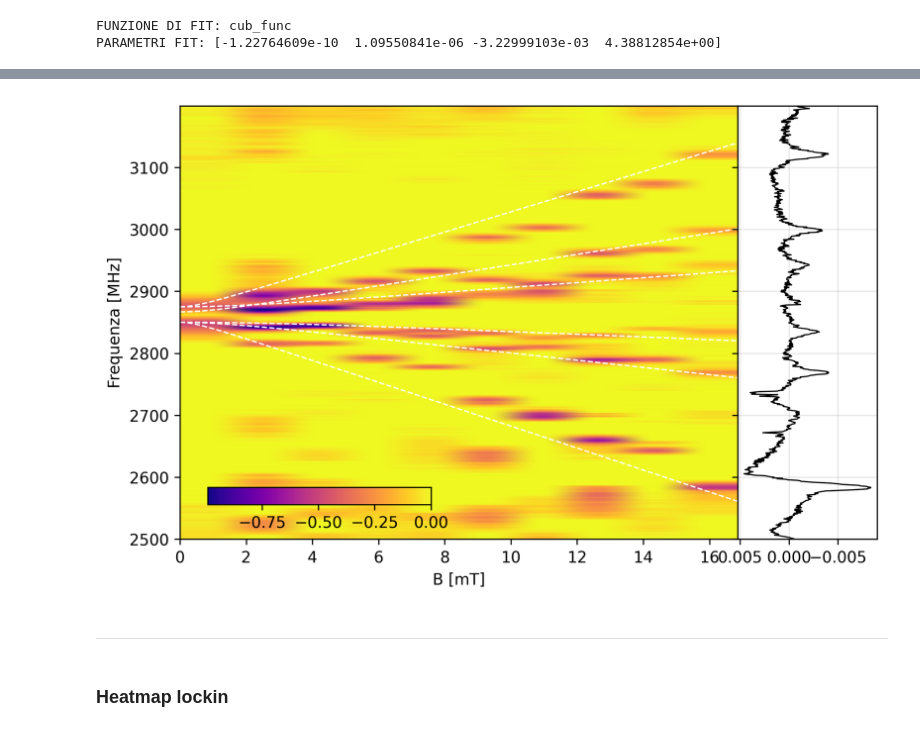
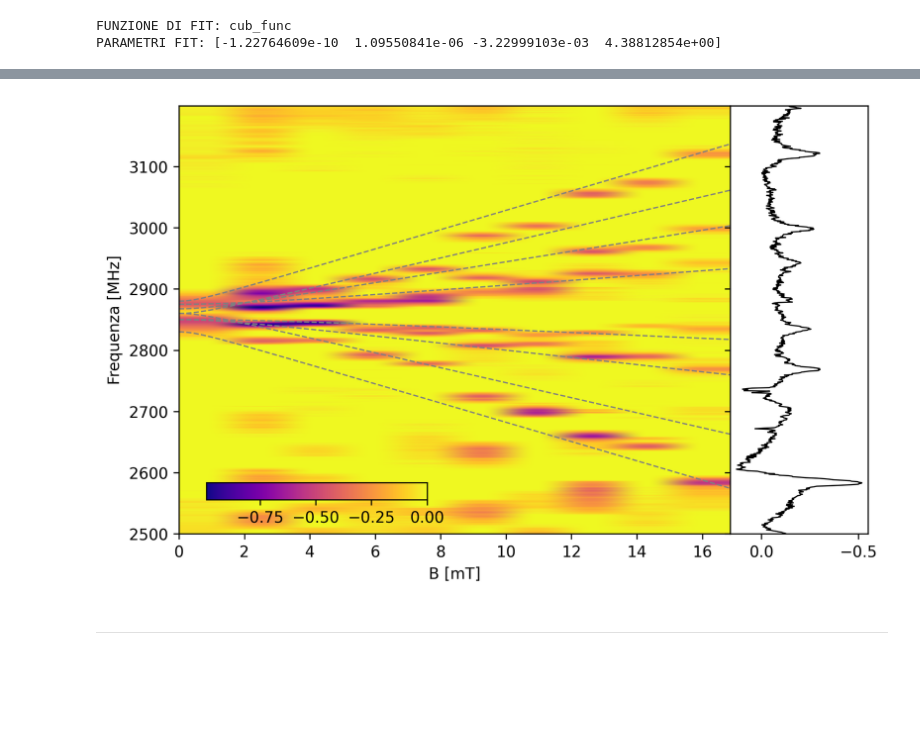
Before and after one commit to zosojack/lab-ss-2, a Jupyter notebook: PARTE 4: ODMR/heatmap_odmr.ipynb, the cells around one changed output, grey strips where cells are left out. Saved outputs shown, nothing was run; the diff lists cells and outputs as text; code cells hidden in the pictures; blank space fills up the shorter version.

Commit message:
odmr heatmap rework

```diff
--- a/PARTE 4: ODMR/heatmap_odmr.ipynb
+++ b/PARTE 4: ODMR/heatmap_odmr.ipynb
@@ -194,34 +164,3 @@ def funzione_fit_minus(B, gamma_fit, D):
     return D - np.sqrt(100 + (gamma_fit*B)**2)
 # %%
 previsioni_B = np.array(list(reversed([0.01685433, 0.01270503, 0.01110222, 0.00857636, 0.00671791, 0.00345788, 0.00255966, 0.00147035, 0.00134735, 0])))*1000 # in mT
-# %%
-# Heatmap spettro normale
-fig, ax = plt.subplots(figsize=(7,4), dpi=300)
-
-# 1. Definisci gli assi fisici
-x_axis = previsioni_B  # o dists, se vuoi la distanza
-y_axis = freq_data[0]  # frequenze reali
-
-# 2. Heatmap con extent fisico
-im = ax.imshow(
-    Z_spectro,
-    aspect='auto',
-    cmap='turbo',
-    extent=[x_axis[0], x_axis[-1], y_axis[0], y_axis[-1]],
-    origin='lower'
-)
-
-cbar = fig.colorbar(im, ax=ax, label='Deep (a.u.)')
-
-# 3. Sovrapponi le curve
-x_fit = np.linspace(x_axis[0], x_axis[-1], 100)
-for i, popt in enumerate(popt_array):
-    y_fit = funzione_fit_minus(x_fit, popt[0]/1000, popt[1]) if i < 3 else funzione_fit_plus(x_fit, popt[0]/1000, popt[1])
-    ax.plot(x_fit, y_fit, linestyle='--', color='white', linewidth=0.9)  # colore chiaro per visibilità
-
-# 4. Label e ticks
-ax.set_xlabel('B [mT]')
-ax.set_ylabel('Frequenza [MHz]')
-# Puoi personalizzare i ticks se vuoi
-
-plt.show()
@@ -311,10 +190,10 @@ ax_spettro = fig.add_subplot(gs[0, 1])
 # 1. SPETTRO A DESTRA (verticale)
 y_axis = spettro['freq']  # frequenze
 spettro_data = spettro['od']  # usa il primo spettro (o quello che vuoi)
-ax_spettro.plot(spettro_data, y_axis, 'k-', linewidth=0.8)
+ax_spettro.plot((spettro_data*50)-0.1, y_axis, 'k-', linewidth=0.8)
 ax_spettro.set_ylim(y_axis[0], y_axis[-1])
 ax_spettro.invert_xaxis()  # per avere l'origine a destra
-ax_spettro.grid(True, alpha=0.3)
+#ax_spettro.grid(True, alpha=0.3)
 ax_spettro.set_yticklabels([])
 
 # 2. HEATMAP A SINISTRA (nuovo schema colori)
@@ -322,37 +201,35 @@ x_axis = previsioni_B
 im = ax_heatmap.imshow(
     Z_spectro,
     aspect='auto',
     cmap='plasma',  # Prova questo invece di viridis
     extent=[x_axis[0], x_axis[-1], y_axis[0], y_axis[-1]],
     origin='lower'
 )
 
 # 3. Curve sovrapposte
 x_fit = np.linspace(x_axis[0], x_axis[-1], 100)
 for i, popt in enumerate(popt_array):
-    y_fit = funzione_fit_minus(x_fit, popt[0]/1000, popt[1]) if i < 3 else funzione_fit_plus(x_fit, popt[0]/1000, popt[1])
-    ax_heatmap.plot(x_fit, y_fit, linestyle='--', color='white', linewidth=0.9)
+    y_fit = funzione_fit_minus(x_fit, popt[0]/1000, popt[1]) if i < 4 else funzione_fit_plus(x_fit, popt[0]/1000, popt[1])
+    ax_heatmap.plot(x_fit, y_fit, linestyle='--', color='grey', linewidth=0.9)
 
 # 4. Labels
 ax_heatmap.set_xlabel('B [mT]')
 ax_heatmap.set_ylabel('Frequenza [MHz]')
 
 # 5. COLORBAR ORIZZONTALE IN BASSO A SINISTRA
 cax = inset_axes(ax_heatmap,
                  width="40%",   # larghezza della colorbar
                  height="4%",   # altezza della colorbar
                  loc='lower left',
                  bbox_to_anchor=(0.05, 0.08, 1, 1),
                  bbox_transform=ax_heatmap.transAxes,
                  borderpad=0)
 
 cbar = fig.colorbar(im, cax=cax, orientation='horizontal')
 cax.patch.set_alpha(0.9)
 
 plt.show()
 # %% [output]
-[figure, old version]
+[figure, new version]
 # %% [markdown]
 ---
-# %% [markdown]
-### Heatmap lockin
```
Also changed, not shown: parts of 9 cells of this notebook, 2 other files.
